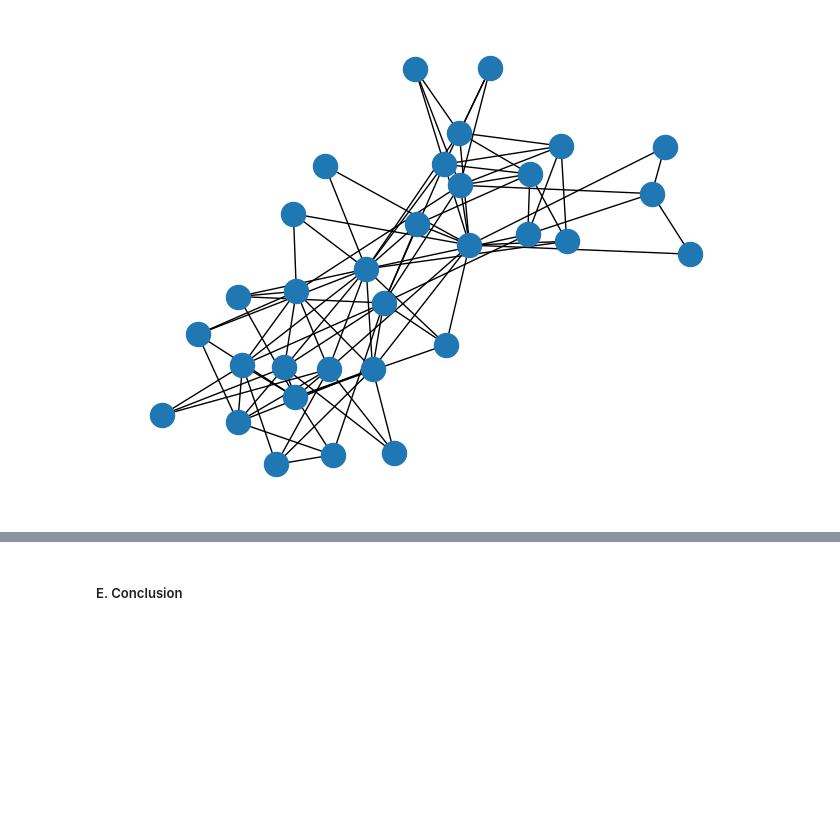
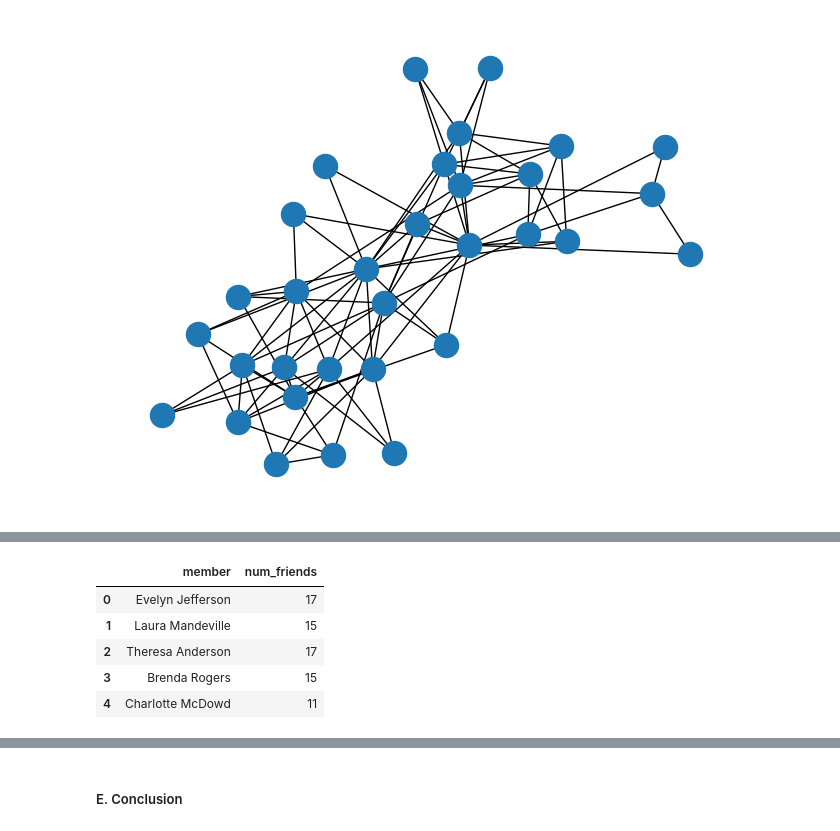
Before and after one commit to klmartin1998/spring2024-data620, a Jupyter notebook: assignments/assignment4/data620_assignment4.ipynb, the cells around one changed output, grey strips where cells are left out. Saved outputs shown, nothing was run; the diff lists cells and outputs as text; code cells hidden in the pictures; blank space fills up the shorter version.

```diff
--- a/assignments/assignment4/data620_assignment4.ipynb
+++ b/assignments/assignment4/data620_assignment4.ipynb
@@ -127,0 +177,9 @@ plt.show()
+# %%
+friends_df.head()
+# %% [output]
+|  | member | num_friends |
+| 0 | Evelyn Jefferson | 17 |
+| 1 | Laura Mandeville | 15 |
+| 2 | Theresa Anderson | 17 |
+| 3 | Brenda Rogers | 15 |
+| 4 | Charlotte McDowd | 11 |
```
Also changed, not shown: parts of 16 cells of this notebook, 1 other file.
